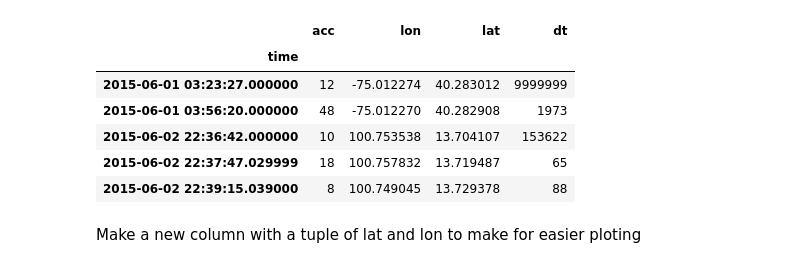
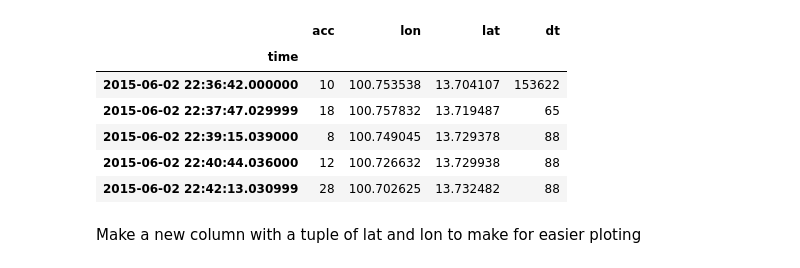
Before and after one commit to dankolbman/notebooks, a Jupyter notebook: asia/Asia.ipynb, the cells around one changed output. Drawn from its saved outputs; the diff is of its cells as text; code cells hidden in the pictures.

```diff
--- a/asia/Asia.ipynb
+++ b/asia/Asia.ipynb
@@ -15,19 +15,22 @@ EARTH_RADIUS = 6371
 # %%
 df = pd.read_csv('pings.csv',header=None,names=['time','acc','lon','lat'])
 df.time = pd.to_datetime(df.time, infer_datetime_format=True) + datetime.timedelta(hours=6)
 df = df.set_index(df.time)
 df.sort_index(inplace=True)
 df['dt'] = df.time.diff().astype('<m8[s]').fillna(9999999)
-df = df.drop('time',axis=1)
+# Get rid of time column (now resides in index)
+df.drop('time', axis=1, inplace=True)
+# Remove points in the US
+df.drop(df.index[0:2], inplace=True)
 df.head()
 # %% [output]
 |  | acc | lon | lat | dt |
 | time |  |  |  |  |
-| 2015-06-01 03:23:27.000000 | 12 | -75.012274 | 40.283012 | 9999999 |
-| 2015-06-01 03:56:20.000000 | 48 | -75.012270 | 40.282908 | 1973 |
 | 2015-06-02 22:36:42.000000 | 10 | 100.753538 | 13.704107 | 153622 |
 | 2015-06-02 22:37:47.029999 | 18 | 100.757832 | 13.719487 | 65 |
 | 2015-06-02 22:39:15.039000 | 8 | 100.749045 | 13.729378 | 88 |
+| 2015-06-02 22:40:44.036000 | 12 | 100.726632 | 13.729938 | 88 |
+| 2015-06-02 22:42:13.030999 | 28 | 100.702625 | 13.732482 | 88 |
 # %% [markdown]
 Make a new column with a tuple of lat and lon to make for easier ploting
 # %%
```
Also changed, not shown: parts of 15 cells of this notebook.
